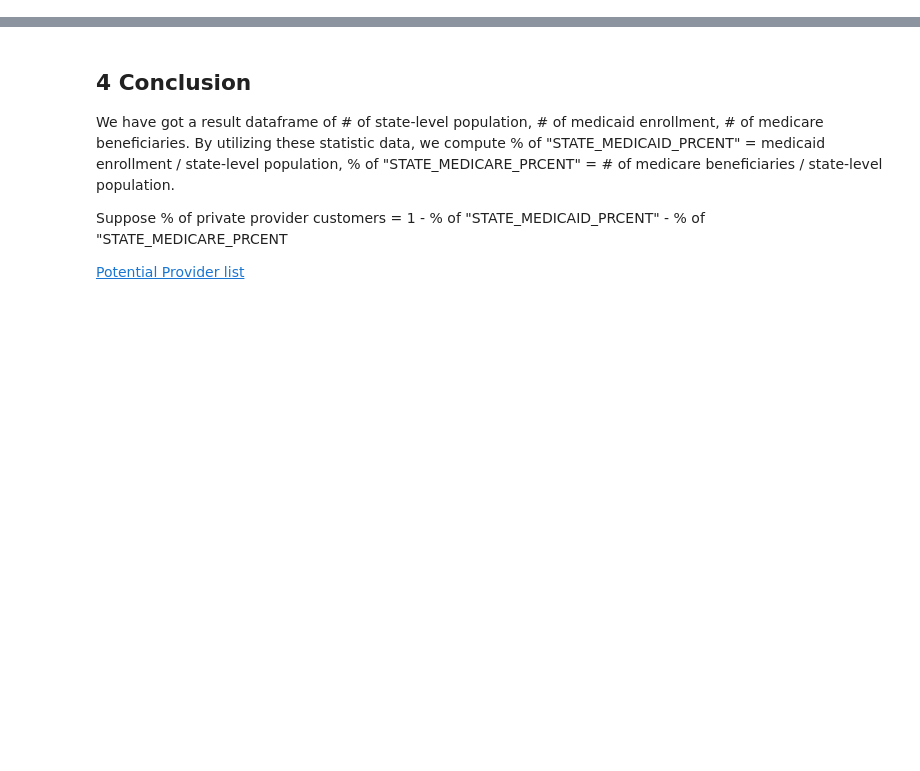
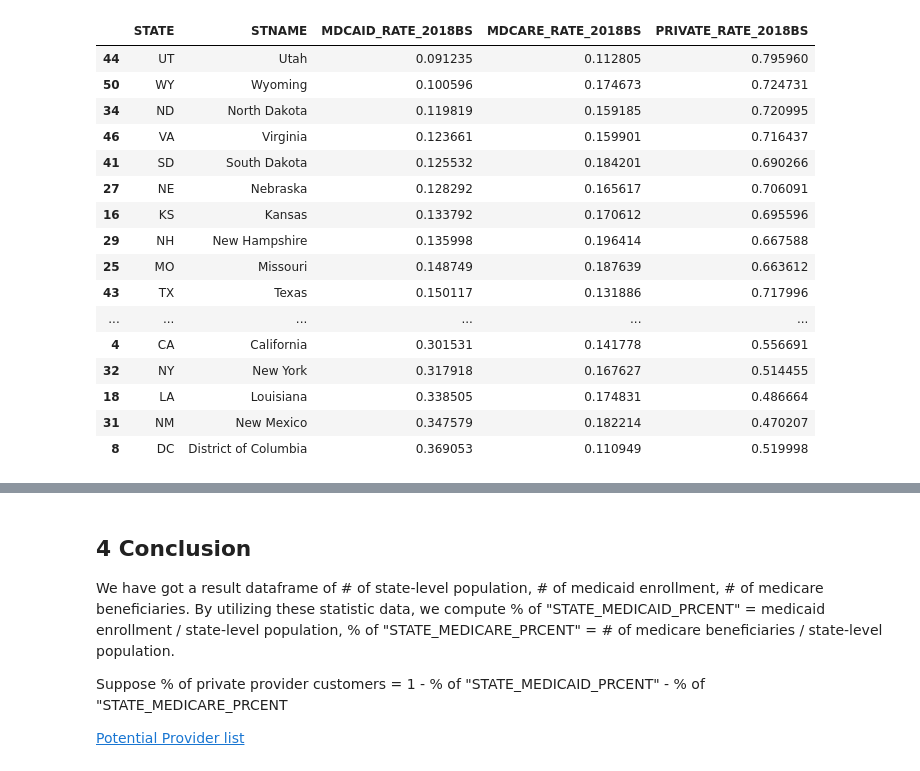
Before and after one commit to dev-hyang/data_analysis_medicaid, a Jupyter notebook: health_insurance_data_analysis.ipynb, the cells around one changed output, grey strips where cells are left out. Drawn from its saved outputs; the diff is of its cells as text; code cells hidden in the pictures; blank space fills up the shorter version.

```diff
--- a/health_insurance_data_analysis.ipynb
+++ b/health_insurance_data_analysis.ipynb
@@ -303,0 +212,4 @@ It can be concluded from df_mdcare_2018
+# %%
+df_MDcaid_2018Bs = df_mdcaid_2018Bs[["State Abbreviation", "State Name", "Total Medicaid and CHIP Enrollment"]].copy()
+df_MDcaid_2018Bs.rename(columns={"State Name":"STNAME", "State Abbreviation":"STATE", "Total Medicaid and CHIP Enrollment":"MDCAID_CNT_2018BS"}, inplace=True)
+df_MDcaid_2018Bs.head()
@@ -303,0 +253,12 @@ It can be concluded from df_mdcare_2018
+# %%
+# DataFrame Column Labels Formatter
+df_MDcare_2018Bsc = df_mdcare_2018Bsc[["State", "County", "Beneficiaries with Part A and Part B", "FFS Beneficiaries", "MA Beneficiaries"]].copy()
+df_MDcare_2018Bsc.rename(columns = {"State":"STATE", "County":"CTYNAME",
+                                   "Beneficiaries with Part A and Part B":"MDCARE_CNT_2018",
+                                   "FFS Beneficiaries":"FFS_CNT",
+                                   "MA Beneficiaries":"MA_CNT"}, inplace=True)
+df_MDcare_2018Bsc["FFS_CNT"] = df_MDcare_2018Bsc["FFS_CNT"].apply(lambda x: int(x) if x != "*" else 0)
+df_MDcare_2018Bsc["MA_CNT"] = df_MDcare_2018Bsc["MA_CNT"].apply(lambda x: int(x) if x != "*" else 0)
+df_MDcare_2018Bsc["MDCARE_CNT_2018"] = df_MDcare_2018Bsc["MDCARE_CNT_2018"].apply(lambda x: int(x) if x != "*" else 0)
+df_MDcare_2018Bsc["MDCARE_CNT_2018"] = df_MDcare_2018Bsc["FFS_CNT"] + df_MDcare_2018Bsc["MA_CNT"]
+df_MDcare_2018Bsc.head()
@@ -303,0 +287,6 @@ It can be concluded from df_mdcare_2018
+# %%
+# PICK up state level statistics
+df_mdcare_2018Bs = df_MDcare_2018Bsc[df_MDcare_2018Bsc["CTYNAME"] == "STATE TOTAL"].copy()
+df_MDcare_2018Bs = df_mdcare_2018Bs[["STATE", "MDCARE_CNT_2018"]].copy()
+df_mdcare_2018Bc = df_MDcare_2018Bsc[~df_MDcare_2018Bsc["CTYNAME"].isin(["STATE TOTAL", "NATIONAL TOTAL"])].copy()
+df_MDcare_2018Bc = df_mdcare_2018Bc[["STATE", "CTYNAME", "MDCARE_CNT_2018"]]
@@ -303,0 +311,9 @@ It can be concluded from df_mdcare_2018
+# %%
+df_POPM1_2018Bs = pd.merge(df_POP_alldata_2018Bs, df_MDcaid_2018Bs, on="STNAME")
+df_POPM2_2018Bs = pd.merge(df_POPM1_2018Bs, df_MDcare_2018Bs, on="STATE")
+df_POPMM_2018Bs = df_POPM2_2018Bs[["STATE", "STNAME", "POPESTIMATE2018", "MDCAID_CNT_2018BS", "MDCARE_CNT_2018"]].copy()
+# Choose "TOTAL MEDICAID AND CHIP ENROLLMENT" as medicaid total
+df_POPMM_2018Bs["MDCAID_RATE_2018BS"] = df_POPMM_2018Bs["MDCAID_CNT_2018BS"] / df_POPMM_2018Bs["POPESTIMATE2018"]
+df_POPMM_2018Bs["MDCARE_RATE_2018BS"] = df_POPMM_2018Bs["MDCARE_CNT_2018"] / df_POPMM_2018Bs["POPESTIMATE2018"]
+df_POPMM_2018Bs["PRIVATE_RATE_2018BS"] = 1 - (df_POPMM_2018Bs["MDCAID_RATE_2018BS"] + df_POPMM_2018Bs["MDCARE_RATE_2018BS"])
+df_POPMM_2018Bs = df_POPMM_2018Bs[["STATE", "STNAME", "MDCAID_RATE_2018BS", "MDCARE_RATE_2018BS", "PRIVATE_RATE_2018BS"]]
@@ -303,0 +327,20 @@ It can be concluded from df_mdcare_2018
+# %%
+df_POPMM_2018Bs.sort_values(by="MDCAID_RATE_2018BS")
+# %% [output]
+|  | STATE | STNAME | MDCAID_RATE_2018BS | MDCARE_RATE_2018BS | PRIVATE_RATE_2018BS |
+| 44 | UT | Utah | 0.091235 | 0.112805 | 0.795960 |
+| 50 | WY | Wyoming | 0.100596 | 0.174673 | 0.724731 |
+| 34 | ND | North Dakota | 0.119819 | 0.159185 | 0.720995 |
+| 46 | VA | Virginia | 0.123661 | 0.159901 | 0.716437 |
+| 41 | SD | South Dakota | 0.125532 | 0.184201 | 0.690266 |
+| 27 | NE | Nebraska | 0.128292 | 0.165617 | 0.706091 |
+| 16 | KS | Kansas | 0.133792 | 0.170612 | 0.695596 |
+| 29 | NH | New Hampshire | 0.135998 | 0.196414 | 0.667588 |
+| 25 | MO | Missouri | 0.148749 | 0.187639 | 0.663612 |
+| 43 | TX | Texas | 0.150117 | 0.131886 | 0.717996 |
+| ... | ... | ... | ... | ... | ... |
+| 4 | CA | California | 0.301531 | 0.141778 | 0.556691 |
+| 32 | NY | New York | 0.317918 | 0.167627 | 0.514455 |
+| 18 | LA | Louisiana | 0.338505 | 0.174831 | 0.486664 |
+| 31 | NM | New Mexico | 0.347579 | 0.182214 | 0.470207 |
+| 8 | DC | District of Columbia | 0.369053 | 0.110949 | 0.519998 |
```
Also changed, not shown: parts of 93 cells of this notebook, 2 other files.
